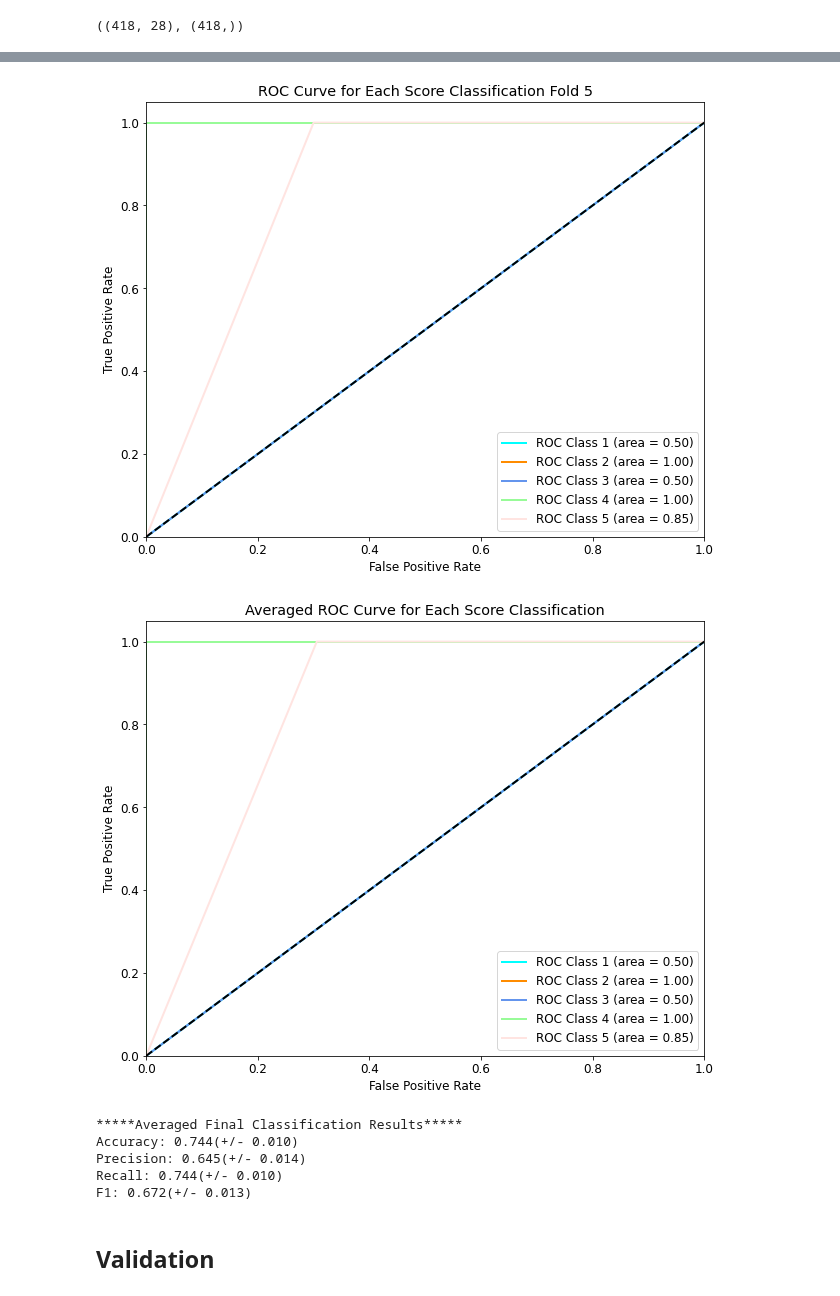
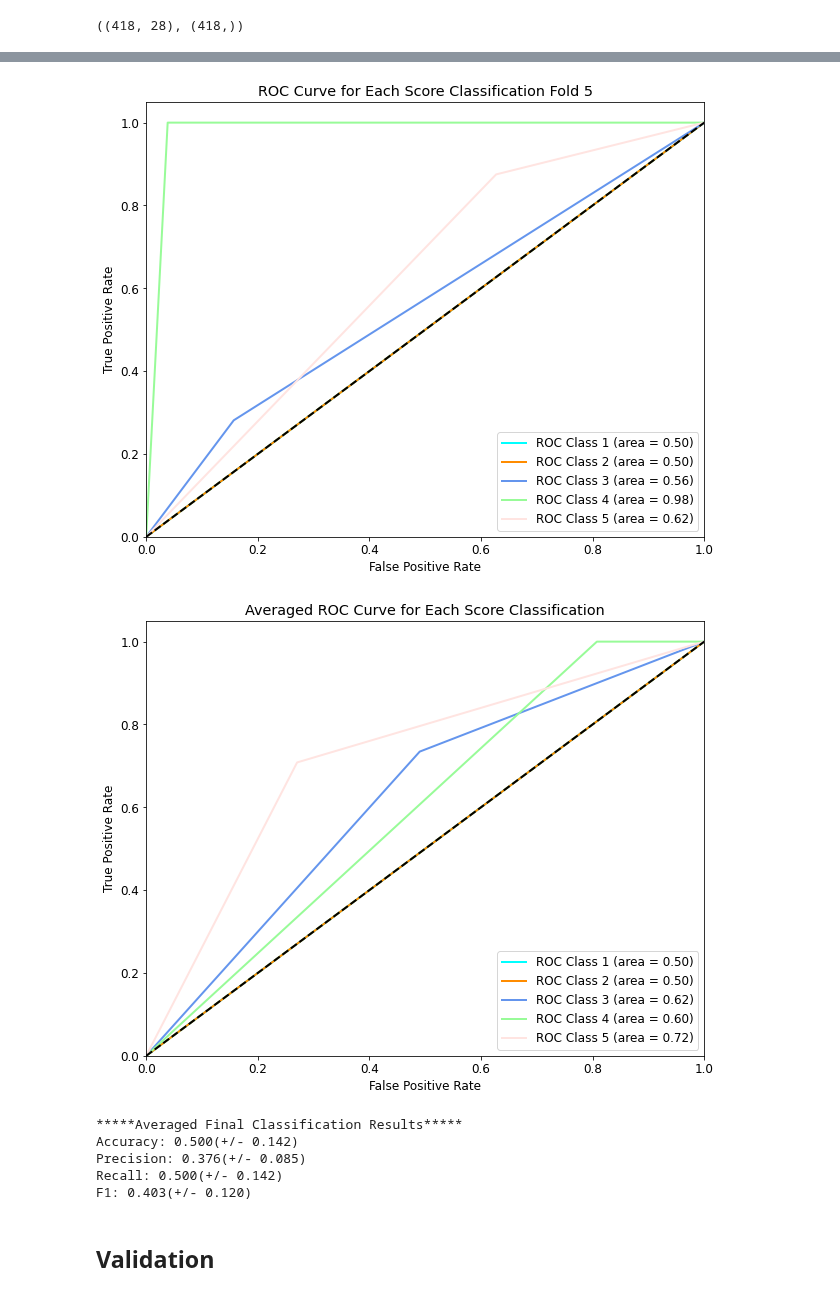
Before and after one commit to jozieLamp/CARNA, a Jupyter notebook: Test Training.ipynb, the cells around one changed output, grey strips where cells are left out. Saved outputs shown, nothing was run; the diff lists cells and outputs as text; code cells hidden in the pictures.

```diff
--- a/Test Training.ipynb
+++ b/Test Training.ipynb
@@ -52,13 +50,13 @@ hemo = hemo.replace(np.inf, 0)
 hemo = hemo.fillna(0)
 
 xData = hemo
-yData = allScores
+yData = death
 xData.shape, yData.shape
 # %% [output]
 ((418, 28), (418,))
 # %%
 mvdd= mvGen.generateTreeCrossValidation(xData=xData, yData=yData, classes=["1", "2", "3", "4", "5"],
                                         learningCriteria='gini', maxLevels=None, minSamplesPerLeaf=1,
-                                        modelName='AC_Hemo', numFolds=5,
+                                        modelName='AC_Hemo_Death', numFolds=5,
                                         showIndividualROC=True)
 # %% [output]
@@ -154,10 +92,10 @@ Accuracy MVDD: 0.7469879518072289
-[figure, old version]
+[figure, new version]
-[figure, old version]
+[figure, new version]
 *****Averaged Final Classification Results*****
-Accuracy: 0.744(+/- 0.010)
-Precision: 0.645(+/- 0.014)
-Recall: 0.744(+/- 0.010)
-F1: 0.672(+/- 0.013)
+Accuracy: 0.500(+/- 0.142)
+Precision: 0.376(+/- 0.085)
+Recall: 0.500(+/- 0.142)
+F1: 0.403(+/- 0.120)
 # %% [markdown]
 ## Validation
 # %%
```
Also changed, not shown: parts of 8 cells of this notebook, 4 other files.
